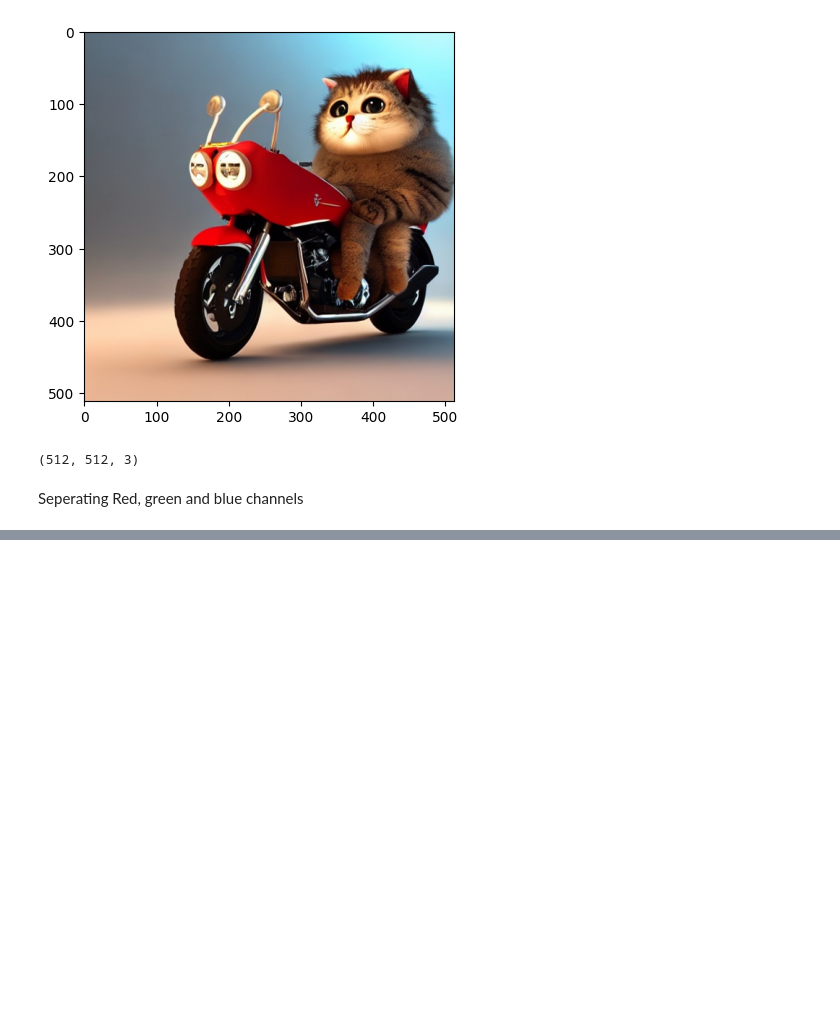
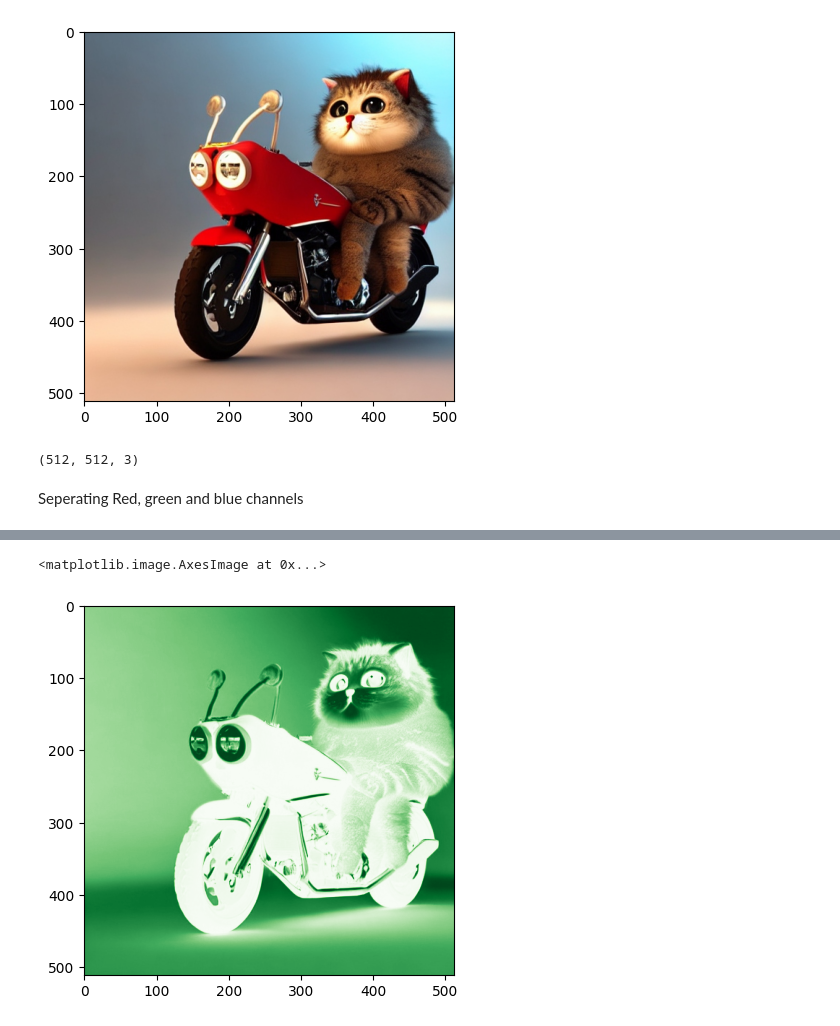
Before and after one commit to Shivam4681/DeepLearning-Programs, a Jupyter notebook: Image_Preprocessing.ipynb, the cells around one changed output, grey strips where cells are left out. Saved outputs shown, nothing was run; the diff lists cells and outputs as text; code cells hidden in the pictures; blank space fills up the shorter version.

```diff
--- a/Image_Preprocessing.ipynb
+++ b/Image_Preprocessing.ipynb
@@ -72,0 +113,5 @@ Seperating Red, green and blue channels
+# %%
+plt.imshow(G, cmap='Greens')
+# %% [output]
+<matplotlib.image.AxesImage at 0x...>
+[figure, added]
```
Also changed, not shown: parts of 19 cells of this notebook.
